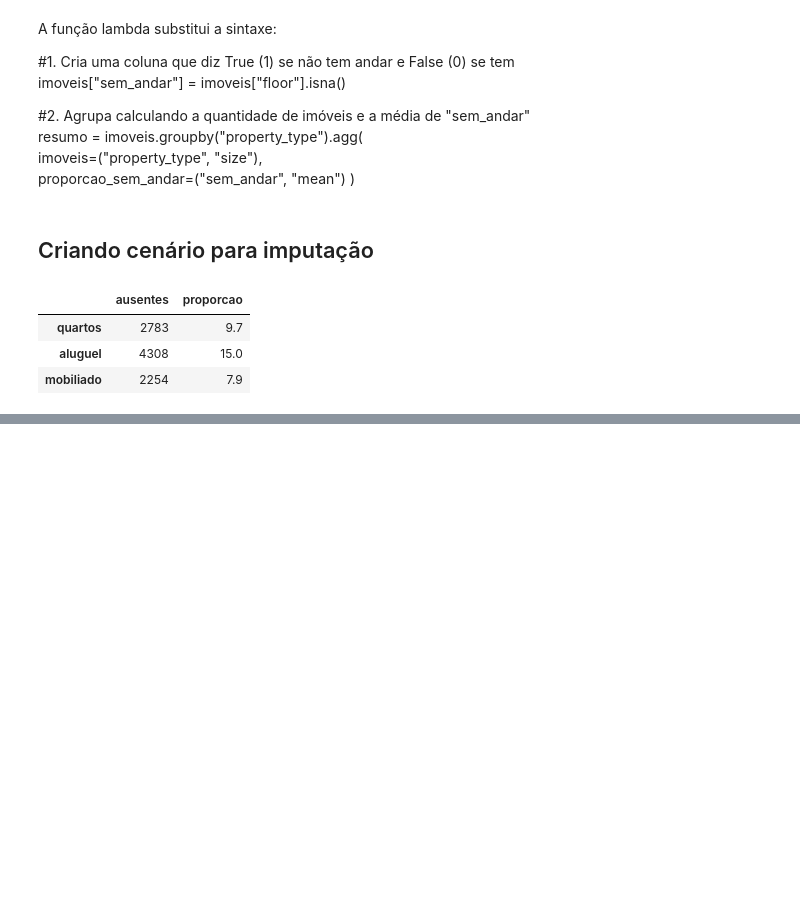
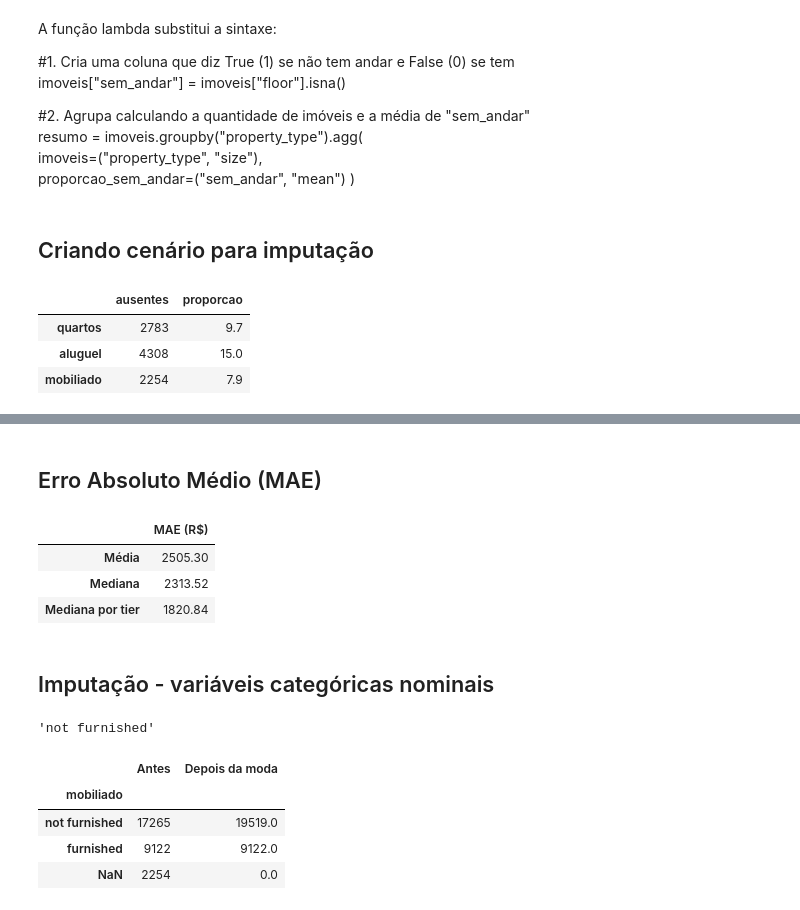
Before and after one commit to moraesadanilo/data-science, a Jupyter notebook: Unidade_2/Aula_06/laboratorio_06.ipynb, the cells around one changed output, grey strips where cells are left out. Drawn from its saved outputs; the diff is of its cells as text; code cells hidden in the pictures; blank space fills up the shorter version.

```diff
--- a/Unidade_2/Aula_06/laboratorio_06.ipynb
+++ b/Unidade_2/Aula_06/laboratorio_06.ipynb
@@ -277,0 +361,2 @@ imoveis_ausentes = (
+# %% [markdown]
+## Erro Absoluto Médio (MAE)
@@ -277,0 +367,67 @@ imoveis_ausentes = (
+# %%
+# MAE de cada estratégia, apenas nas posições imputadas
+(
+    pd.Series(
+        {
+            "Média": (
+                (valor_real_aluguel - aluguel_media)
+                .abs()
+                .mean()
+            ),
+            "Mediana": (
+                (valor_real_aluguel - aluguel_mediana)
+                .abs()
+                .mean()
+            ),
+            "Mediana por padrões": (
+                (valor_real_aluguel - aluguel_padrao[aluguel_ausente])
+                .abs()
+                .mean()
+            ),
+        },
+        name="MAE (R$)",
+    )
+    .round(2)
+    .to_frame()
+)
+# %% [output]
+|  | MAE (R$) |
+| Média | 2505.30 |
+| Mediana | 2313.52 |
+| Mediana por tier | 1820.84 |
+# %% [markdown]
+## Imputação - variáveis categóricas nominais
+# %%
+# Categoria mais frequente de imoveis mobiliados
+
+mobiliados_moda = (
+    imoveis_ausentes.mobiliado
+    .mode()
+    .iloc[0]
+)
+
+mobiliados_moda
+# %% [output]
+'not furnished'
+# %%
+# Contagem das categorias antes e depois da imputação
+(
+    pd.concat(
+        {
+            "Antes": imoveis_ausentes.mobiliado.value_counts(dropna=False),
+            "Depois da moda": (
+                imoveis_ausentes.mobiliado
+                .fillna(mobiliados_moda)
+                .value_counts()
+            ),
+        },
+        axis=1,
+    )
+    .fillna(0)
+)
+# %% [output]
+|  | Antes | Depois da moda |
+| mobiliado |  |  |
+| not furnished | 17265 | 19519.0 |
+| furnished | 9122 | 9122.0 |
+| NaN | 2254 | 0.0 |
```
Also changed, not shown: parts of 10 cells of this notebook.
